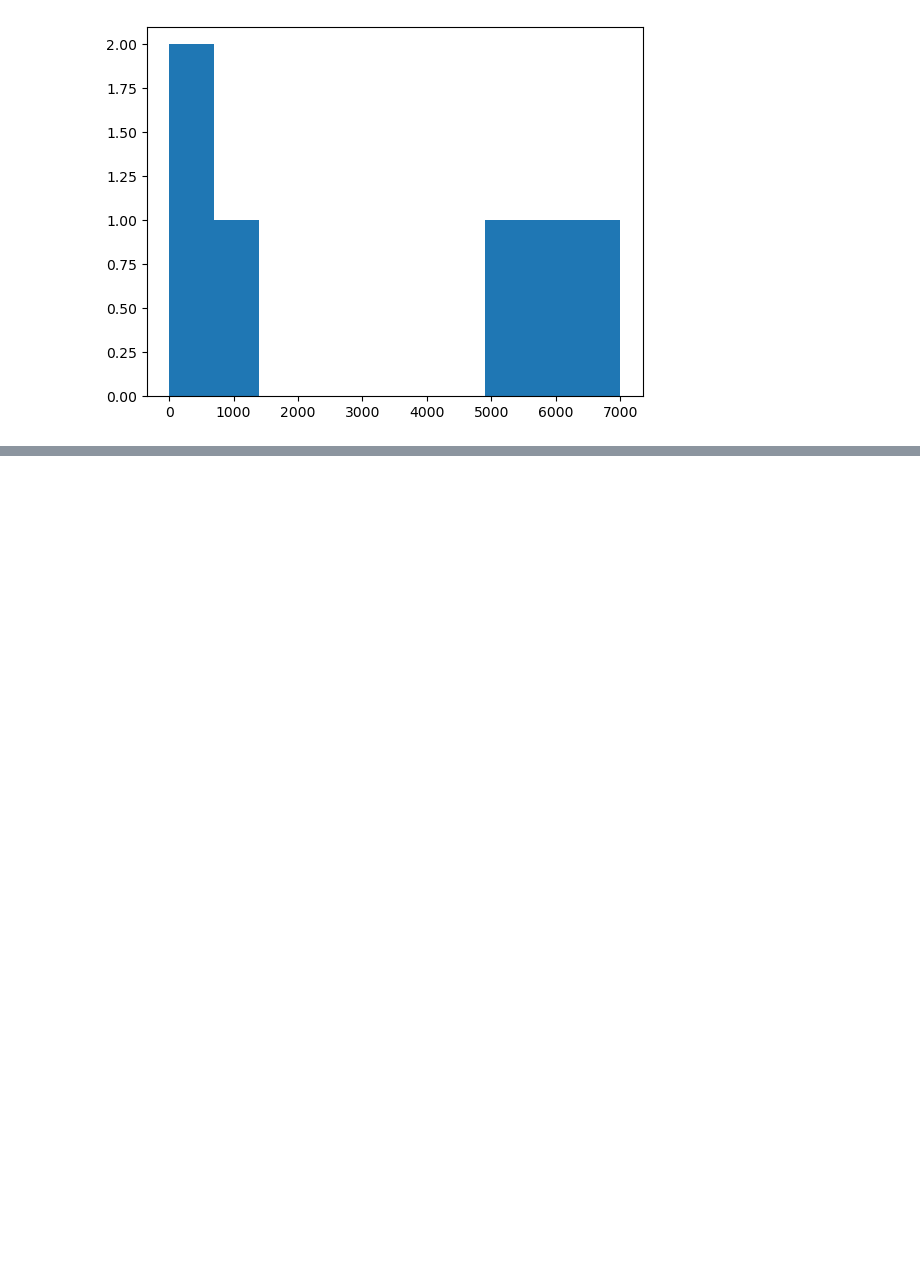
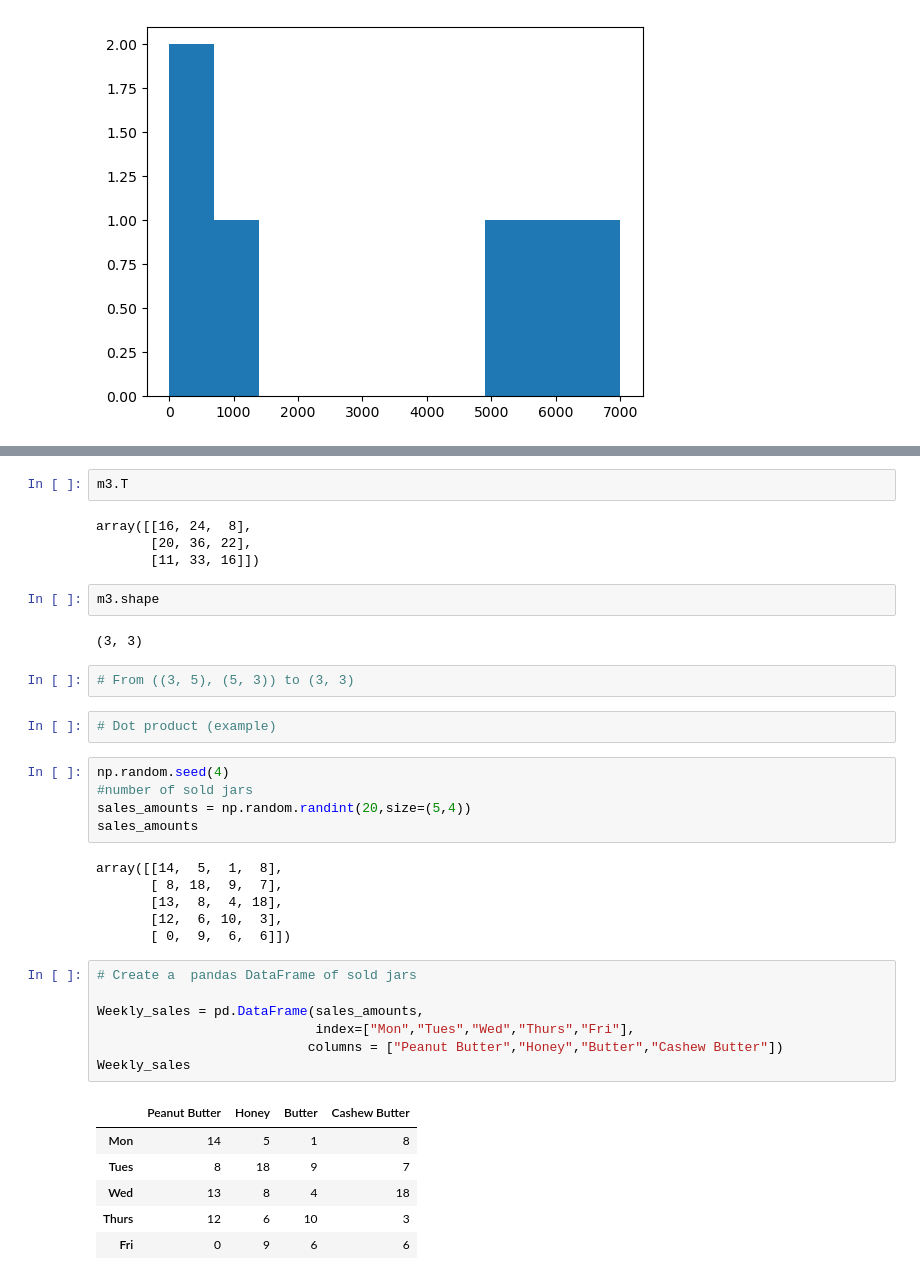
Before and after one commit to Anass6/Data_Science_Basics, a Jupyter notebook: Numpy/Introduction-to-NumPy.ipynb, the cells around one changed output, grey strips where cells are left out. Drawn from its saved outputs; the diff is of its cells as text; blank space fills up the shorter version.

```diff
--- a/Numpy/Introduction-to-NumPy.ipynb
+++ b/Numpy/Introduction-to-NumPy.ipynb
@@ -562,0 +693,39 @@ plt.hist(high_var_array)
+# %%
+m3.T
+# %% [output]
+array([[16, 24,  8],
+       [20, 36, 22],
+       [11, 33, 16]])
+# %%
+m3.shape
+# %% [output]
+(3, 3)
+# %%
+# From ((3, 5), (5, 3)) to (3, 3)
+# %%
+# Dot product (example)
+# %%
+np.random.seed(4)
+#number of sold jars
+sales_amounts = np.random.randint(20,size=(5,4))
+sales_amounts
+# %% [output]
+array([[14,  5,  1,  8],
+       [ 8, 18,  9,  7],
+       [13,  8,  4, 18],
+       [12,  6, 10,  3],
+       [ 0,  9,  6,  6]])
+# %%
+# Create a  pandas DataFrame of sold jars
+
+Weekly_sales = pd.DataFrame(sales_amounts,
+                            index=["Mon","Tues","Wed","Thurs","Fri"],
+                           columns = ["Peanut Butter","Honey","Butter","Cashew Butter"])
+Weekly_sales
+# %% [output]
+|  | Peanut Butter | Honey | Butter | Cashew Butter |
+| Mon | 14 | 5 | 1 | 8 |
+| Tues | 8 | 18 | 9 | 7 |
+| Wed | 13 | 8 | 4 | 18 |
+| Thurs | 12 | 6 | 10 | 3 |
+| Fri | 0 | 9 | 6 | 6 |
```
Also changed, not shown: parts of 83 cells of this notebook, 4 other files.
